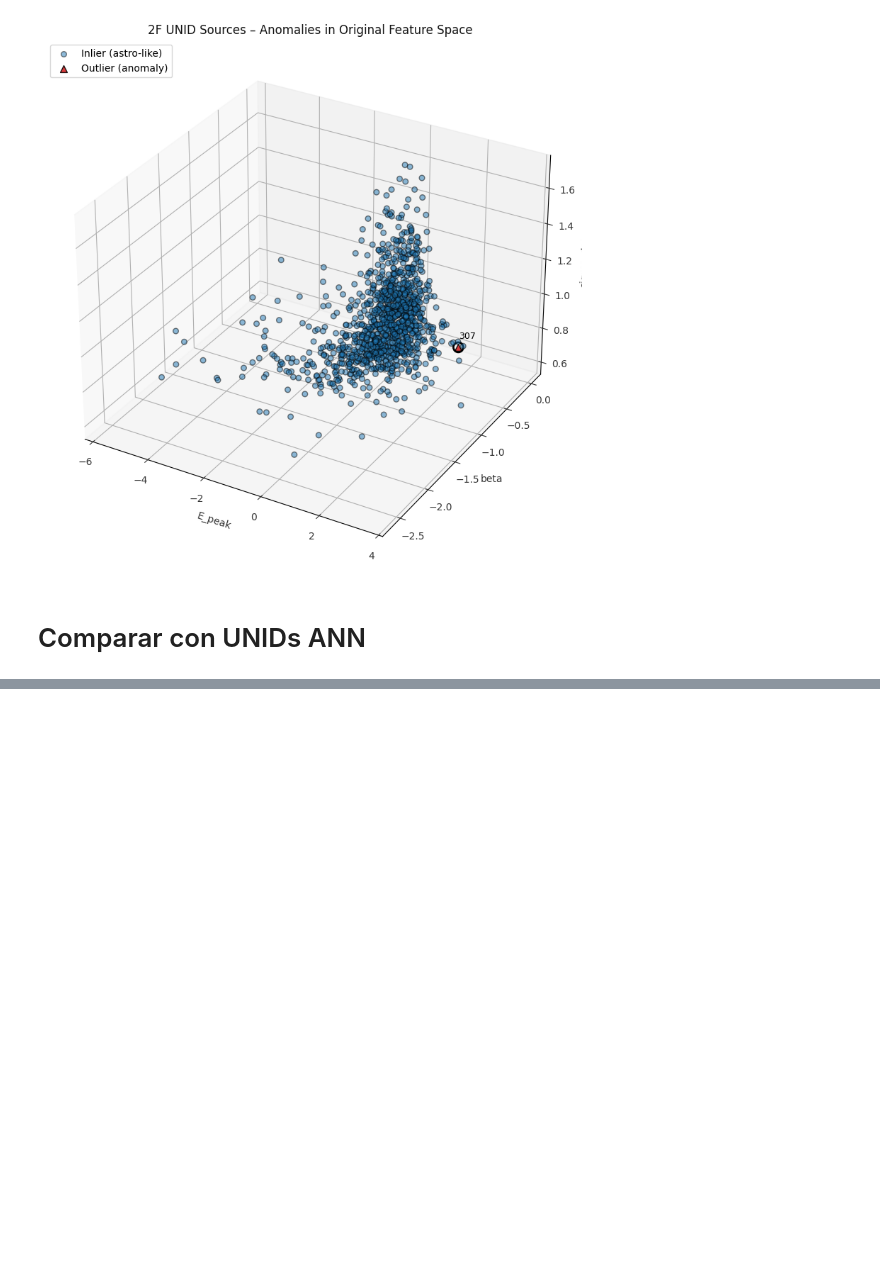
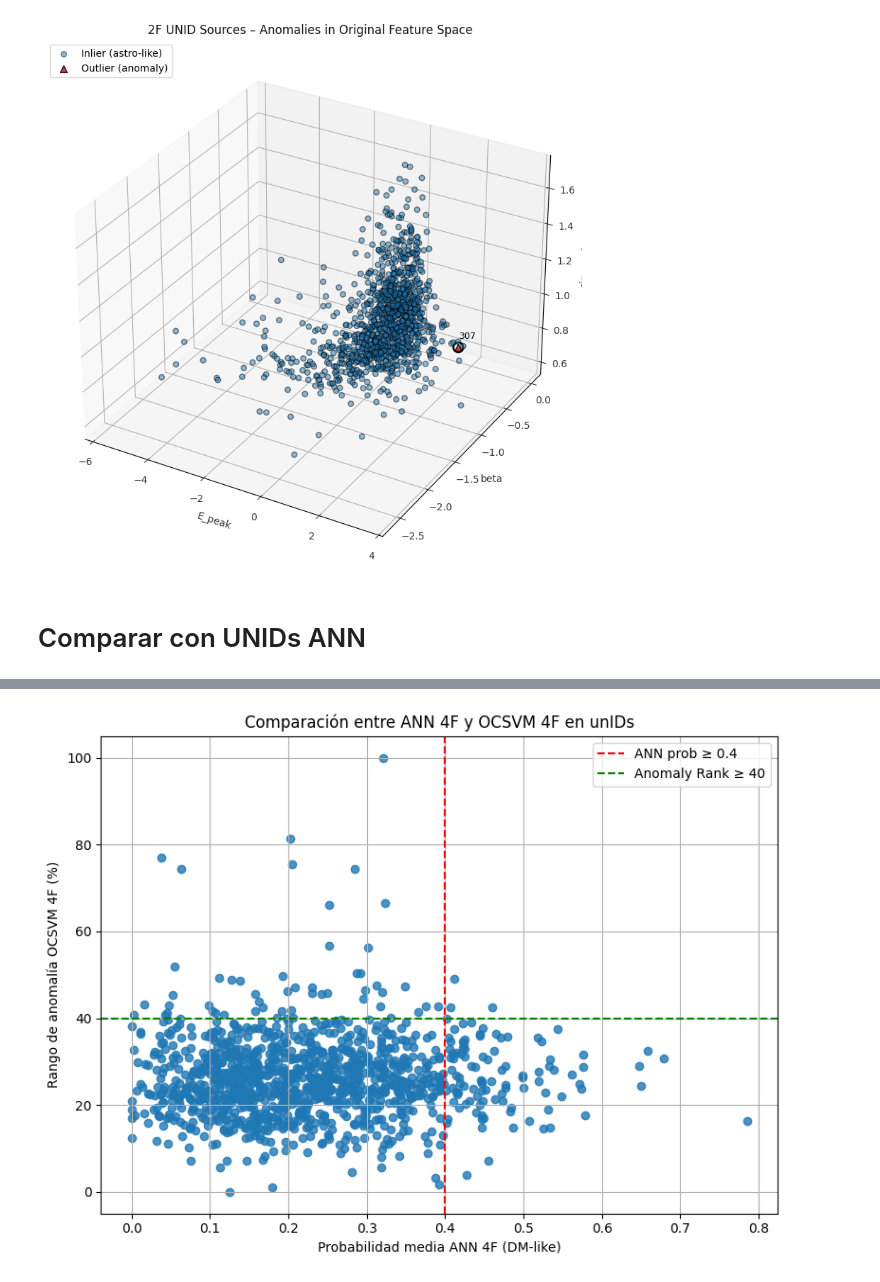
Before and after one commit to martacanirome4/DarkMatter_ML_TFG, a Jupyter notebook: notebooks/4_modelos_repeticiones/4_OCSVM_4F_repeat_astro_pred_unids.ipynb, the cells around one changed output, grey strips where cells are left out. Cells and saved outputs as stored; diff of their text form; code cells hidden in the pictures; blank space fills up the shorter version.

```diff
--- a/notebooks/4_modelos_repeticiones/4_OCSVM_4F_repeat_astro_pred_unids.ipynb
+++ b/notebooks/4_modelos_repeticiones/4_OCSVM_4F_repeat_astro_pred_unids.ipynb
@@ -823,0 +768,9 @@ df_compare[
+# %%
+# === 5. Crear DataFrame con resultados ANN
+df_ann = pd.DataFrame({
+    'unid_idx': unids_number.astype(int),
+    'ann_mean_prob': unids_mean,
+    'ann_std_prob': unids_std
+})
+
+df_ann.head()
@@ -823,0 +784,8 @@ df_compare[
+# %%
+# === 6. Asegurar coincidencia de identificadores
+df_unids_log['unid_idx'] = df_unids_log['number'].astype(int)
+
+# === 7. Unir con resultados de OCSVM
+df_combined = pd.merge(df_unids_log, df_ann, on="unid_idx", how="inner")
+
+df_combined.head()
@@ -823,0 +816,12 @@ df_compare[
+# %%
+# === 9. Extraer unIDs destacados por ambos modelos
+p_cut = 0.4
+anom_cut = 40
+
+top_candidates = df_combined[
+    (df_combined["ann_mean_prob"] >= p_cut) &
+    (df_combined["Anomaly_Rank(%)"] >= anom_cut)
+].sort_values(by="Anomaly_Rank(%)", ascending=False).head(10)
+
+print("Top UNIDs by ANN and OCSVM agreement:")
+display(top_candidates[["unid_idx", "E_peak", "beta", "ann_mean_prob", "Anomaly_Rank(%)", "Anomaly_Score"]])
@@ -823,0 +834,15 @@ df_compare[
+# %%
+plt.figure(figsize=(8, 6))
+plt.scatter(df_combined["ann_mean_prob"], df_combined["Anomaly_Rank(%)"], alpha=0.8)
+plt.axvline(p_cut, color='red', linestyle='--', label=f'ANN prob ≥ {p_cut}')
+plt.axhline(anom_cut, color='green', linestyle='--', label=f'Anomaly Rank ≥ {anom_cut}')
+plt.xlabel("Probabilidad media ANN 4F (DM-like)")
+plt.ylabel("Rango de anomalía OCSVM 4F (%)")
+plt.title("Comparación entre ANN 4F y OCSVM 4F en unIDs")
+plt.grid(True)
+plt.legend()
+plt.tight_layout()
+# plt.savefig("comparacion_ann4f_ocsvm4f.png", dpi=300)
+plt.show()
+# %% [output]
+[figure, added]
```
Also changed, not shown: parts of 11 cells of this notebook, 19 other files.
